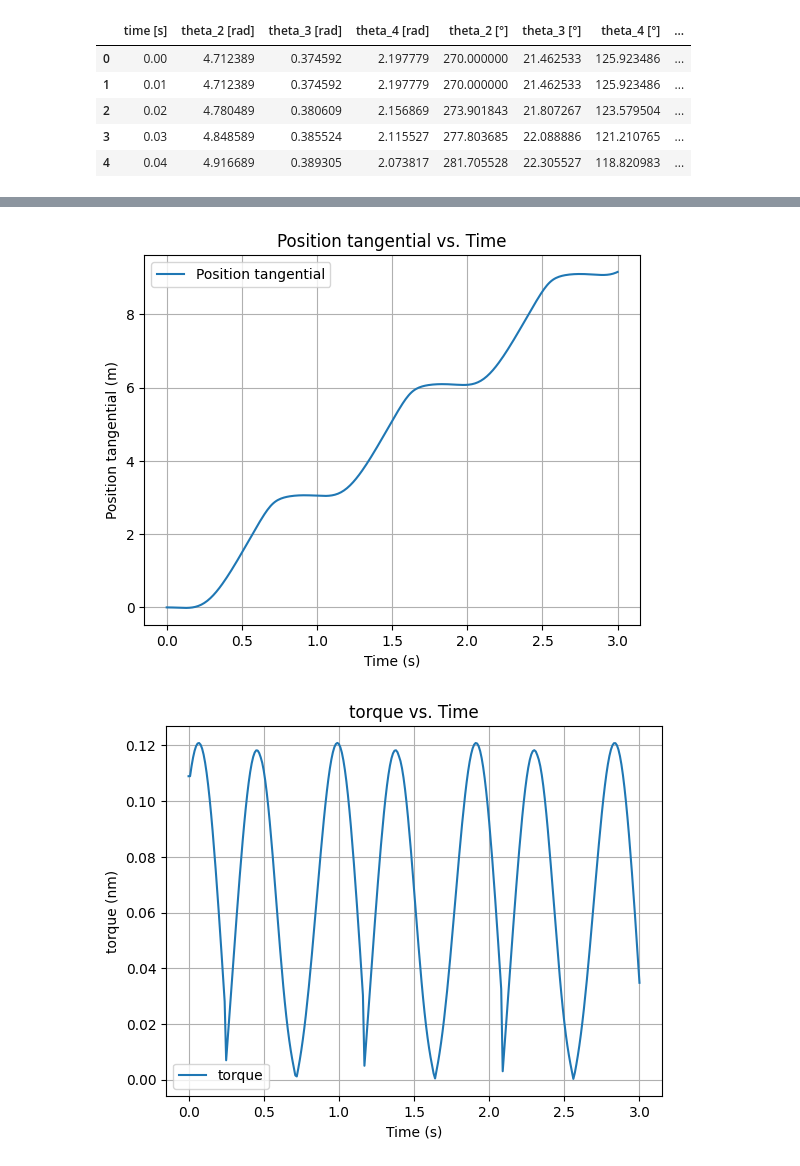
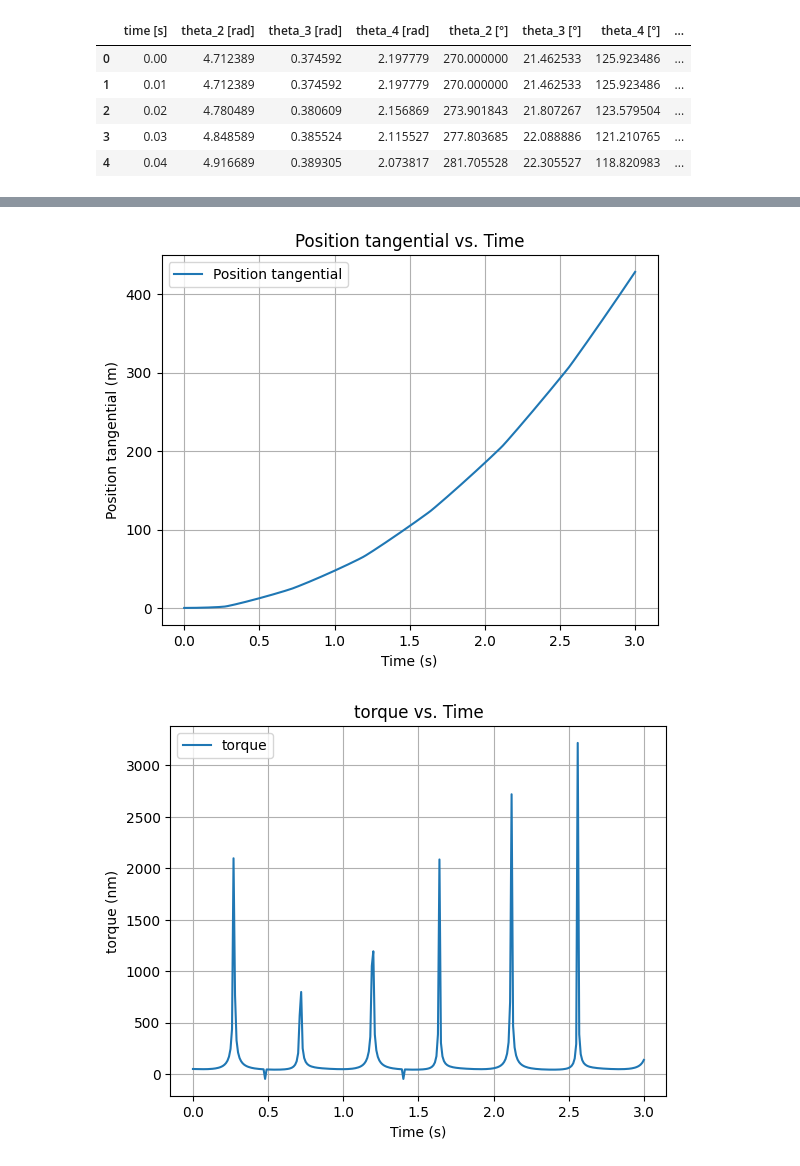
Before and after one commit to QiuDylan/ME200, a Jupyter notebook: FinalProj/Final_Project_V3_JNotebook.ipynb, the cells around one changed output, grey strips where cells are left out. Cells and saved outputs as stored; diff of their text form; code cells hidden in the pictures.

```diff
--- a/FinalProj/Final_Project_V3_JNotebook.ipynb
+++ b/FinalProj/Final_Project_V3_JNotebook.ipynb
@@ -34,7 +34,8 @@ a, b, c, d
 # %%
 m = 3.48 #kg
 l = 24.5 * 0.0254 #length of wiper m
-I = 1/12 * m * l**2 + 1/12 * m * l**2 + m* (l/2 * (2**0.5))**2#moment of inertia about com kgm^2
+I = 1/12 * m * l**2 + m * (l/2)**2 + 1/3 * m * l**2#moment of inertia about com kgm^2
 mu_k = 0.3  # coefficient of kinetic friction
 g = 9.81  # gravity (m/s^2)
 theta = 23 #degs
+l
@@ -174,18 +173,18 @@ df.head()
 | 3 | 0.03 | 4.848589 | 0.385524 | 2.115527 | 277.803685 | 22.088886 | 121.210765 | ... |
 | 4 | 0.04 | 4.916689 | 0.389305 | 2.073817 | 281.705528 | 22.305527 | 118.820983 | ... |
 # %%
-#Use Simpson's Rule 1/3 to find v by integration
+#Use trapezoidal rule to find v by integration
 dt = 0.01
 v_tan = it.cumulative_trapezoid(y = df["acc_tan [m/s^2]"], x = df["time [s]"], dx = dt, initial = 0)
-v_nor = it.cumulative_trapezoid(y = df["acc_nor [m/s^2]"], x = df["time [s]"], dx = dt, initial = 0)
+#v_nor = it.cumulative_trapezoid(y = df["acc_nor [m/s^2]"], x = df["time [s]"], dx = dt, initial = 0)
 df["vel_tan [m/s]"] = v_tan
-df["vel_nor [m/s]"] = v_nor
+#df["vel_nor [m/s]"] = v_nor
 # %%
-#Use Simpson's Rule 1/3 to find position by integration
+#Use trapezoidal rule to find position by integration
 dt = 0.01
 tan = it.cumulative_trapezoid(y = df["vel_tan [m/s]"], x = df["time [s]"],dx = dt, initial = 0)
-nor = it.cumulative_trapezoid(y = df["vel_nor [m/s]"], x = df["time [s]"],dx = dt, initial = 0)
+#nor = it.cumulative_trapezoid(y = df["vel_nor [m/s]"], x = df["time [s]"],dx = dt, initial = 0)
 df["pos_tan [m]"] = tan
-df["pos_nor [m]"] = nor
+#df["pos_nor [m]"] = nor
 # %%
 df.head()
@@ -224,7 +234,7 @@ plt.legend()
 plt.grid()
 plt.show()
 
-plt.plot(df["time [s]"], tau_out, label='torque')
+plt.plot(df["time [s]"], df["Input_Torque [nm]"], label='torque')
 plt.xlabel('Time (s)')
 plt.ylabel('torque (nm)')
 plt.title('torque vs. Time')
@@ -232,7 +242,7 @@ plt.legend()
 plt.grid()
 plt.show()
 
-plt.plot(df["time [s]"], F_n, label='F_n')
+plt.plot(df["time [s]"], df["F_normal [N]"], label='F_n')
 plt.xlabel('Time (s)')
 plt.ylabel('F_n (N)')
 plt.title('Normal force vs. Time')
@@ -240,10 +250,18 @@ plt.legend()
 plt.grid()
 plt.show()
 
-plt.plot(df["time [s]"], F_friction, label='F_friction')
+plt.plot(df["time [s]"], df["Friction [N]"], label='F_friction')
 plt.xlabel('Time (s)')
 plt.ylabel('F_friction (N)')
 plt.title('friction vs. Time')
+plt.legend()
+plt.grid()
+plt.show()
+
+plt.plot(df["time [s]"], df["F_spring [N]"], label='F_spring')
+plt.xlabel('Time (s)')
+plt.ylabel('F_spring(N)')
+plt.title('Spring force vs. Time')
 plt.legend()
 plt.grid()
 plt.show()
@@ -277,2 +295,2 @@ plt.show()
-[figure, old version]
+[figure, new version]
-[figure, old version]
+[figure, new version]
```
Also changed, not shown: parts of 6 cells of this notebook.
